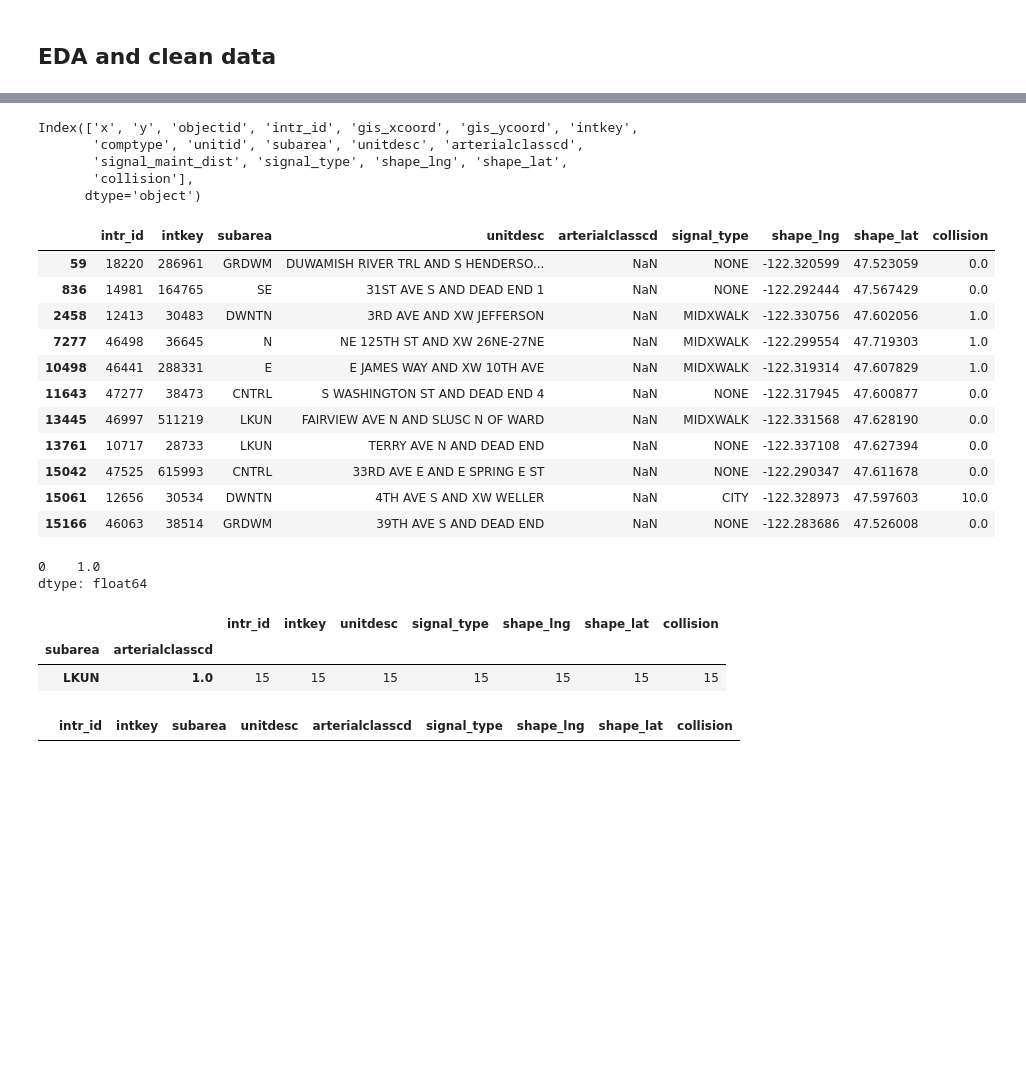
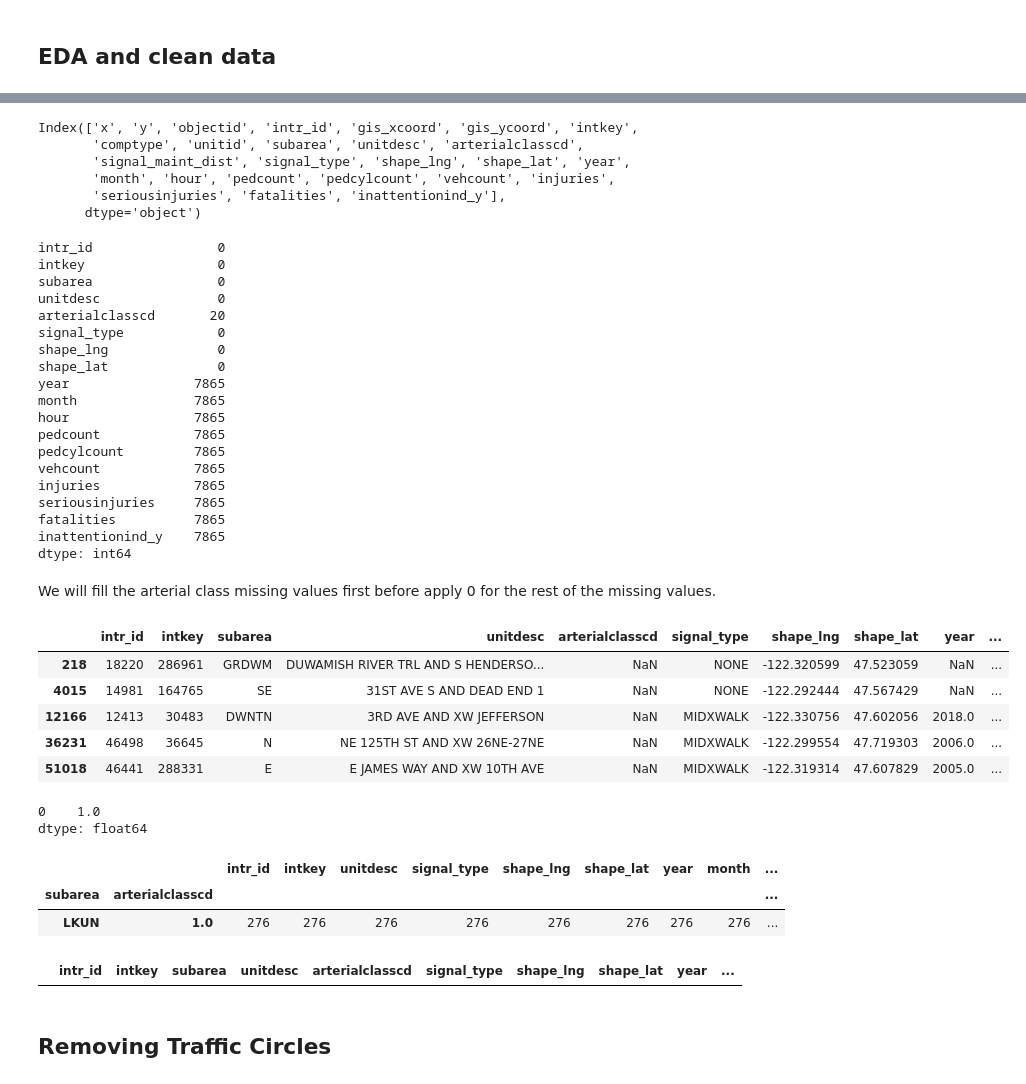
Before and after one commit to DataCircles/traffic_collisions_ml_team1, a Jupyter notebook: notebooks/cindy_intersect.ipynb, the cells around one changed output, grey strips where cells are left out. Saved outputs shown, nothing was run; the diff lists cells and outputs as text; code cells hidden in the pictures; blank space fills up the shorter version.

Commit message:
merge intersections with collisions with injuries data. create dataset w circles and w/o circles

```diff
--- a/notebooks/cindy_intersect.ipynb
+++ b/notebooks/cindy_intersect.ipynb
@@ -124,7 +117,5 @@ Percent of intersections (including traffic circles) with incidents:  89.18 %
 # %% [markdown]
 ## EDA and clean data
-# %%
-inter_collisions.columns = inter_collisions.columns.map(str.lower)
 # %%
 inter_collisions.shape
 # %% [output]
@@ -134,8 +125,9 @@ inter_collisions.columns
 # %% [output]
 Index(['x', 'y', 'objectid', 'intr_id', 'gis_xcoord', 'gis_ycoord', 'intkey',
        'comptype', 'unitid', 'subarea', 'unitdesc', 'arterialclasscd',
-       'signal_maint_dist', 'signal_type', 'shape_lng', 'shape_lat',
-       'collision'],
+       'signal_maint_dist', 'signal_type', 'shape_lng', 'shape_lat', 'year',
+       'month', 'hour', 'pedcount', 'pedcylcount', 'vehcount', 'injuries',
+       'seriousinjuries', 'fatalities', 'inattentionind_y'],
       dtype='object')
 # %%
 # is intr_id connected to another dataset?
@@ -143,23 +135,39 @@ Index(['x', 'y', 'objectid', 'intr_id', 'gis_xcoord', 'gis_ycoord', 'intkey',
 to_drop = ['objectid', 'x', 'y', 'gis_xcoord', 'gis_ycoord', 'comptype', 'unitid', 'signal_maint_dist']
 
 inter_collisions.drop(columns=to_drop, inplace=True)
-# %%
-inter_collisions['collision'].fillna(0, inplace=True)
+# %%
+inter_collisions.isnull().sum()
+# %% [output]
+intr_id                0
+intkey                 0
+subarea                0
+unitdesc               0
+arterialclasscd       20
+signal_type            0
+shape_lng              0
+shape_lat              0
+year                7865
+month               7865
+hour                7865
+pedcount            7865
+pedcylcount         7865
+vehcount            7865
+injuries            7865
+seriousinjuries     7865
+fatalities          7865
+inattentionind_y    7865
+dtype: int64
+# %% [markdown]
+We will fill the arterial class missing values first before apply 0 for the rest of the missing values.
 # %%
-inter_collisions[inter_collisions['arterialclasscd'].isnull()]
+inter_collisions[inter_collisions['arterialclasscd'].isnull()].head(5)
 # %% [output]
-|  | intr_id | intkey | subarea | unitdesc | arterialclasscd | signal_type | shape_lng | shape_lat | collision |
-| 59 | 18220 | 286961 | GRDWM | DUWAMISH RIVER TRL AND S HENDERSO... | NaN | NONE | -122.320599 | 47.523059 | 0.0 |
-| 836 | 14981 | 164765 | SE | 31ST AVE S AND DEAD END 1 | NaN | NONE | -122.292444 | 47.567429 | 0.0 |
-| 2458 | 12413 | 30483 | DWNTN | 3RD AVE AND XW JEFFERSON | NaN | MIDXWALK | -122.330756 | 47.602056 | 1.0 |
-| 7277 | 46498 | 36645 | N | NE 125TH ST AND XW 26NE-27NE | NaN | MIDXWALK | -122.299554 | 47.719303 | 1.0 |
-| 10498 | 46441 | 288331 | E | E JAMES WAY AND XW 10TH AVE | NaN | MIDXWALK | -122.319314 | 47.607829 | 1.0 |
-| 11643 | 47277 | 38473 | CNTRL | S WASHINGTON ST AND DEAD END 4 | NaN | NONE | -122.317945 | 47.600877 | 0.0 |
-| 13445 | 46997 | 511219 | LKUN | FAIRVIEW AVE N AND SLUSC N OF WARD | NaN | MIDXWALK | -122.331568 | 47.628190 | 0.0 |
-| 13761 | 10717 | 28733 | LKUN | TERRY AVE N AND DEAD END | NaN | NONE | -122.337108 | 47.627394 | 0.0 |
-| 15042 | 47525 | 615993 | CNTRL | 33RD AVE E AND E SPRING E ST | NaN | NONE | -122.290347 | 47.611678 | 0.0 |
-| 15061 | 12656 | 30534 | DWNTN | 4TH AVE S AND XW WELLER | NaN | CITY | -122.328973 | 47.597603 | 10.0 |
-| 15166 | 46063 | 38514 | GRDWM | 39TH AVE S AND DEAD END | NaN | NONE | -122.283686 | 47.526008 | 0.0 |
+|  | intr_id | intkey | subarea | unitdesc | arterialclasscd | signal_type | shape_lng | shape_lat | year | ... |
+| 218 | 18220 | 286961 | GRDWM | DUWAMISH RIVER TRL AND S HENDERSO... | NaN | NONE | -122.320599 | 47.523059 | NaN | ... |
+| 4015 | 14981 | 164765 | SE | 31ST AVE S AND DEAD END 1 | NaN | NONE | -122.292444 | 47.567429 | NaN | ... |
+| 12166 | 12413 | 30483 | DWNTN | 3RD AVE AND XW JEFFERSON | NaN | MIDXWALK | -122.330756 | 47.602056 | 2018.0 | ... |
+| 36231 | 46498 | 36645 | N | NE 125TH ST AND XW 26NE-27NE | NaN | MIDXWALK | -122.299554 | 47.719303 | 2006.0 | ... |
+| 51018 | 46441 | 288331 | E | E JAMES WAY AND XW 10TH AVE | NaN | MIDXWALK | -122.319314 | 47.607829 | 2005.0 | ... |
 # %%
 inter_collisions[inter_collisions['signal_type'] == 'MIDXWALK']['arterialclasscd'].mode()
 # %% [output]
@@ -174,9 +182,9 @@ dtype: float64
 
 inter_collisions[inter_collisions['unitdesc'].str.contains('FAIRVIEW AVE N')].groupby(['subarea', 'arterialclasscd']).count()
 # %% [output]
-|  |  | intr_id | intkey | unitdesc | signal_type | shape_lng | shape_lat | collision |
-| subarea | arterialclasscd |  |  |  |  |  |  |  |
-| LKUN | 1.0 | 15 | 15 | 15 | 15 | 15 | 15 | 15 |
+|  |  | intr_id | intkey | unitdesc | signal_type | shape_lng | shape_lat | year | month | ... |
+| subarea | arterialclasscd |  |  |  |  |  |  |  |  | ... |
+| LKUN | 1.0 | 276 | 276 | 276 | 276 | 276 | 276 | 276 | 276 | ... |
 # %%
 def create_mask(string):
     mask = (inter_collisions['unitdesc'].str.contains(string)) & (inter_collisions['arterialclasscd'].isnull())
@@ -196,4 +204,4 @@ inter_collisions.loc[mask_33, 'arterialclasscd'] = 0
 # %%
 inter_collisions[inter_collisions['arterialclasscd'].isnull()]
 # %% [output]
-|  | intr_id | intkey | subarea | unitdesc | arterialclasscd | signal_type | shape_lng | shape_lat | collision |
+|  | intr_id | intkey | subarea | unitdesc | arterialclasscd | signal_type | shape_lng | shape_lat | year | ... |
@@ -199,0 +214,2 @@ inter_collisions[inter_collisions['arterialclasscd'].isnull()]
+# %% [markdown]
+## Removing Traffic Circles
```
Also changed, not shown: parts of 25 cells of this notebook.
